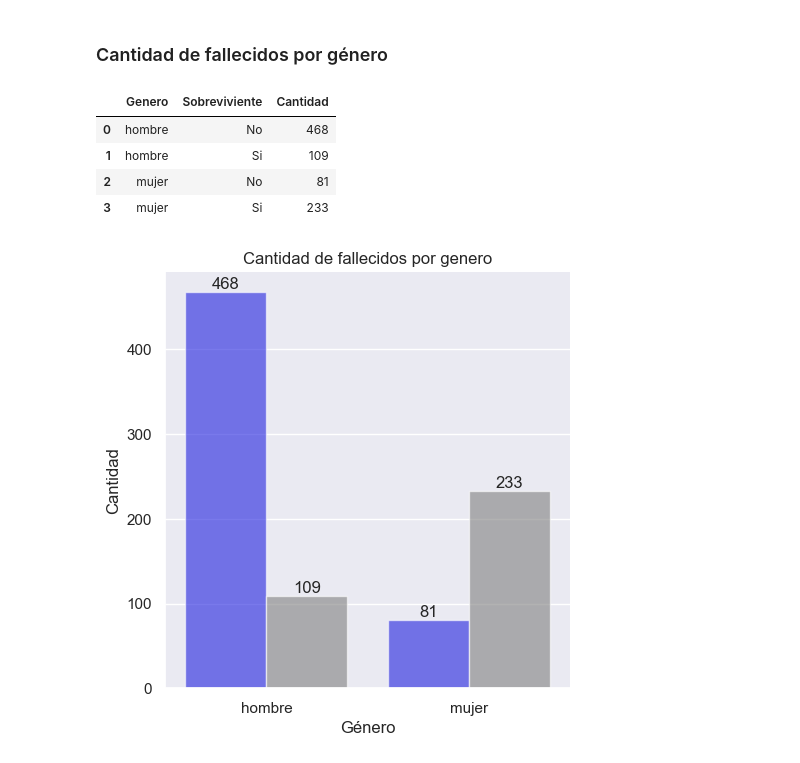
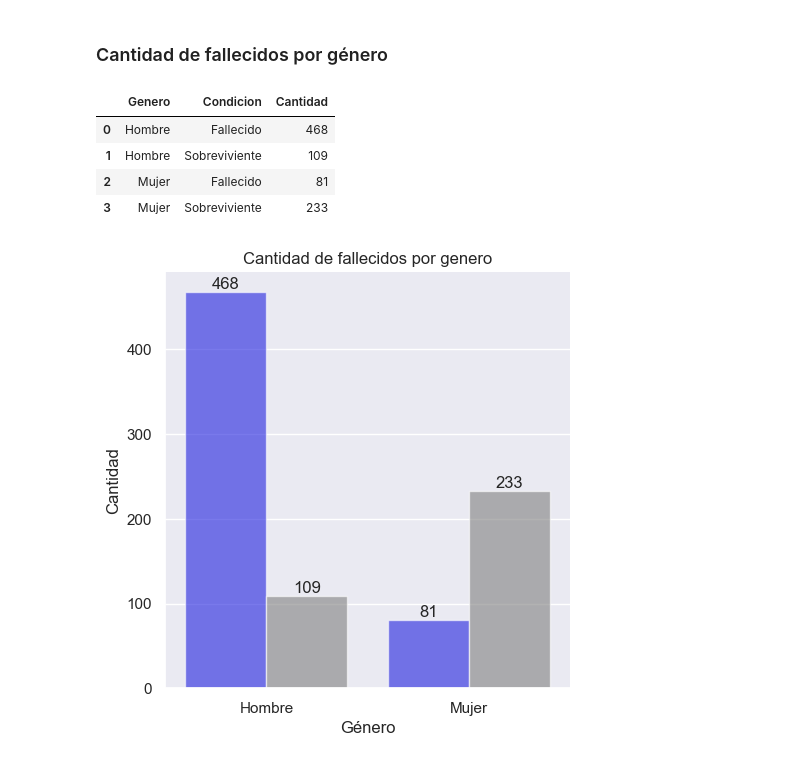
Before and after one commit to joackob/titanic-ml, a Jupyter notebook: notebooks/2-visual-and-statistical-exploration.ipynb, the cells around one changed output. Cells and saved outputs as stored; diff of their text form; code cells hidden in the pictures.

```diff
--- a/notebooks/2-visual-and-statistical-exploration.ipynb
+++ b/notebooks/2-visual-and-statistical-exploration.ipynb
@@ -2,9 +2,6 @@
 import pandas as pd
 import seaborn as sns
 
-data_train_path = "../data/raw/train.csv"
-
-
-data_train = pd.read_csv(filepath_or_buffer=data_train_path)
+data_train = pd.read_csv(filepath_or_buffer="../data/processed/train_to_visu.csv")
 # %%
 sns.set_theme(style="darkgrid")
@@ -72,31 +73,23 @@ for container in ax_graph_survivors_by_class.containers:
 # %%
 data_survivors_by_sex = (
     data_train.copy()
-    .loc[:, ["Sex", "Survived", "PassengerId"]]
+    .loc[:, ["Genero", "Condicion", "IdPasajero"]]
     .rename(
         columns={
-            "Sex": "Genero",
-            "Survived": "Sobreviviente",
-            "PassengerId": "Cantidad",
+            "IdPasajero": "Cantidad",
         }
     )
-    .replace(
-        to_replace={
-            "Genero": {"female": "mujer", "male": "hombre"},
-            "Sobreviviente": {0: "No", 1: "Si"},
-        }
-    )
-    .groupby(by=["Genero", "Sobreviviente"])
+    .groupby(by=["Genero", "Condicion"])
     .agg(func={"Cantidad": "count"})
     .reset_index()
 )
 data_survivors_by_sex
 # %% [output]
-|  | Genero | Sobreviviente | Cantidad |
-| 0 | hombre | No | 468 |
-| 1 | hombre | Si | 109 |
-| 2 | mujer | No | 81 |
-| 3 | mujer | Si | 233 |
+|  | Genero | Condicion | Cantidad |
+| 0 | Hombre | Fallecido | 468 |
+| 1 | Hombre | Sobreviviente | 109 |
+| 2 | Mujer | Fallecido | 81 |
+| 3 | Mujer | Sobreviviente | 233 |
 # %%
 graph_survivors_by_gender = (
     sns.catplot(
```
Also changed, not shown: parts of 4 cells of this notebook, 3 other files.
